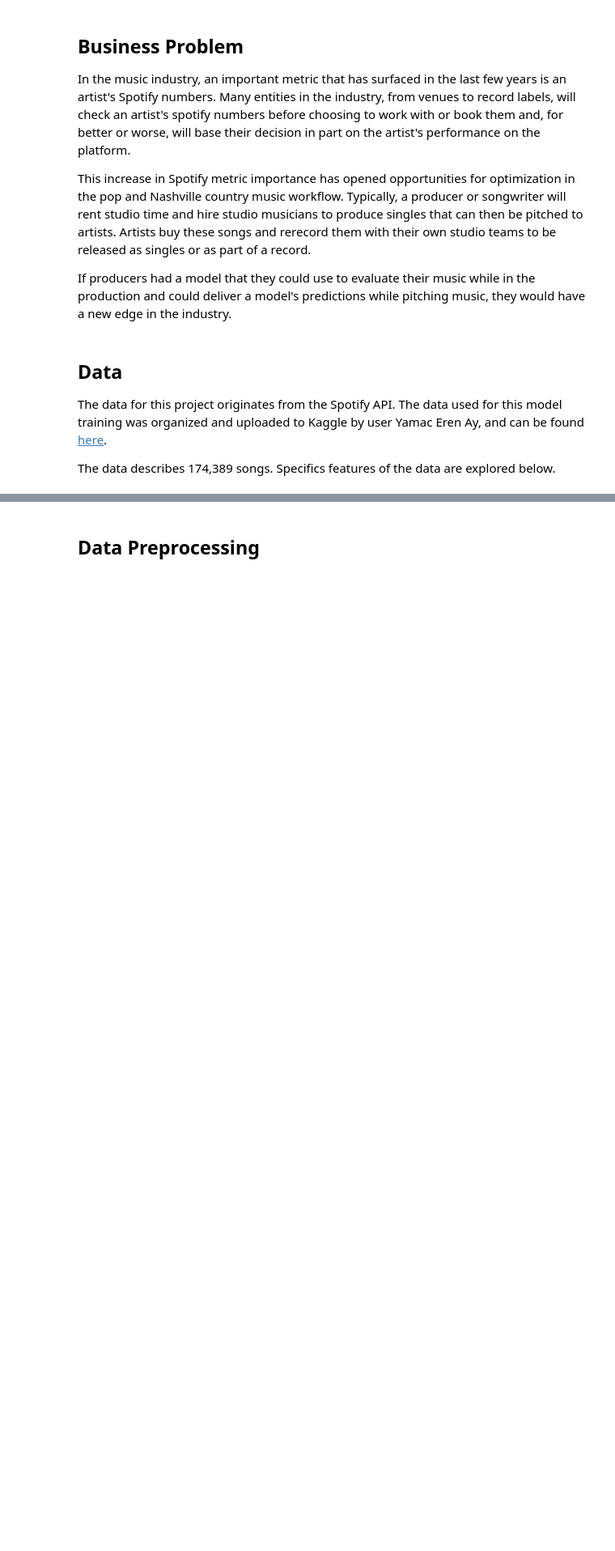
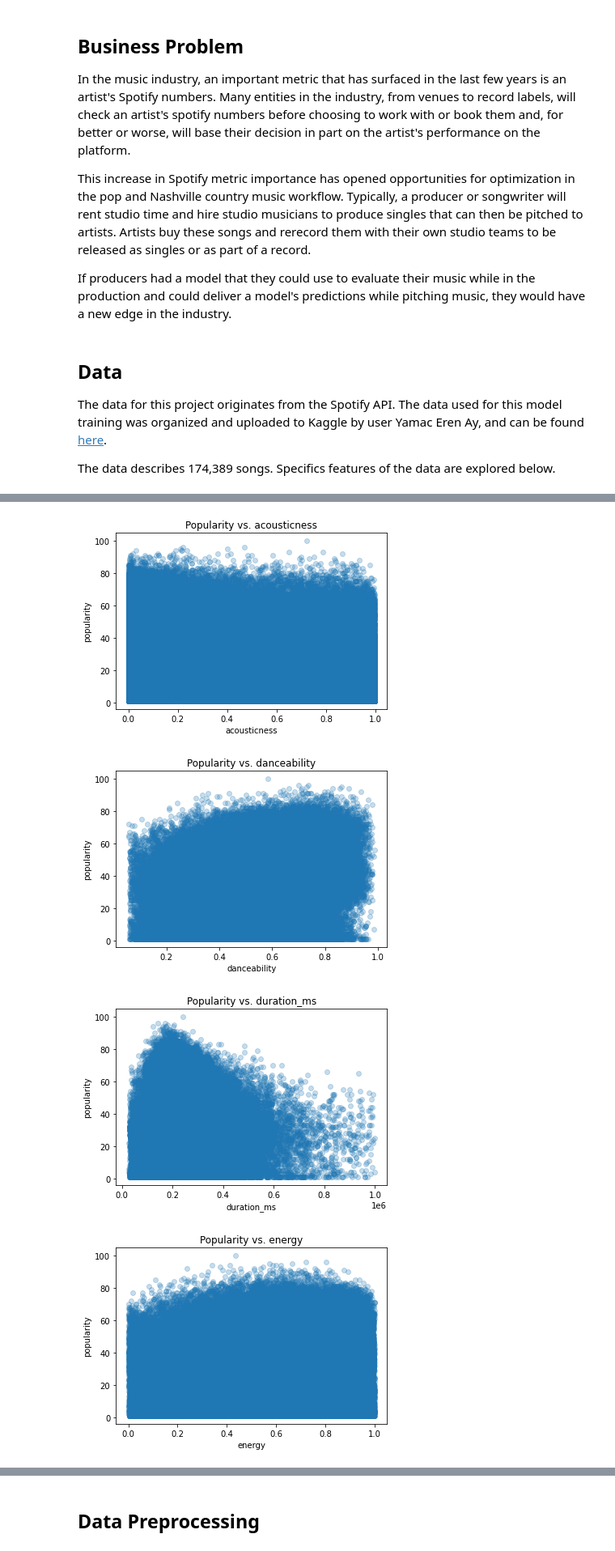
Before and after one commit to carlosjgarza89/spotify_pop_model, a Jupyter notebook: master_notebook.ipynb, the cells around one changed output, grey strips where cells are left out. Shown at 81% size. Cells and saved outputs as stored; diff of their text form; code cells hidden in the pictures; blank space fills up the shorter version.

```diff
--- a/master_notebook.ipynb
+++ b/master_notebook.ipynb
@@ -37,0 +201,12 @@ df.head()
+# %%
+for column in df.columns:
+    plt.figure()
+    plt.scatter(df[column], df.popularity, alpha=0.25)
+    plt.title(f'Popularity vs. {column}')
+    plt.xlabel(column)
+    plt.ylabel('popularity')
+# %% [output]
+[figure, added]
+[figure, added]
+[figure, added]
+[figure, added]
```
Also changed, not shown: parts of 27 cells of this notebook.
